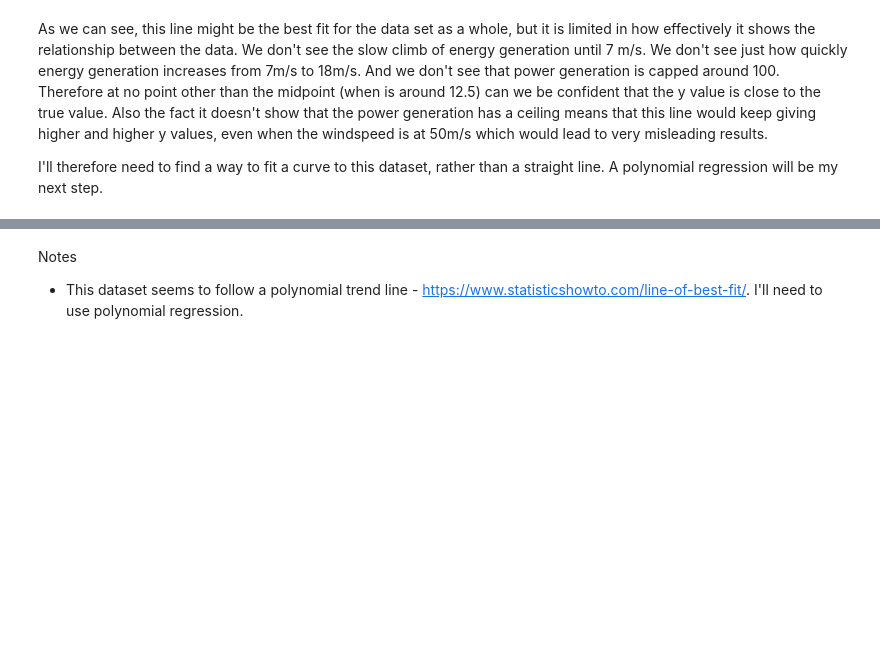
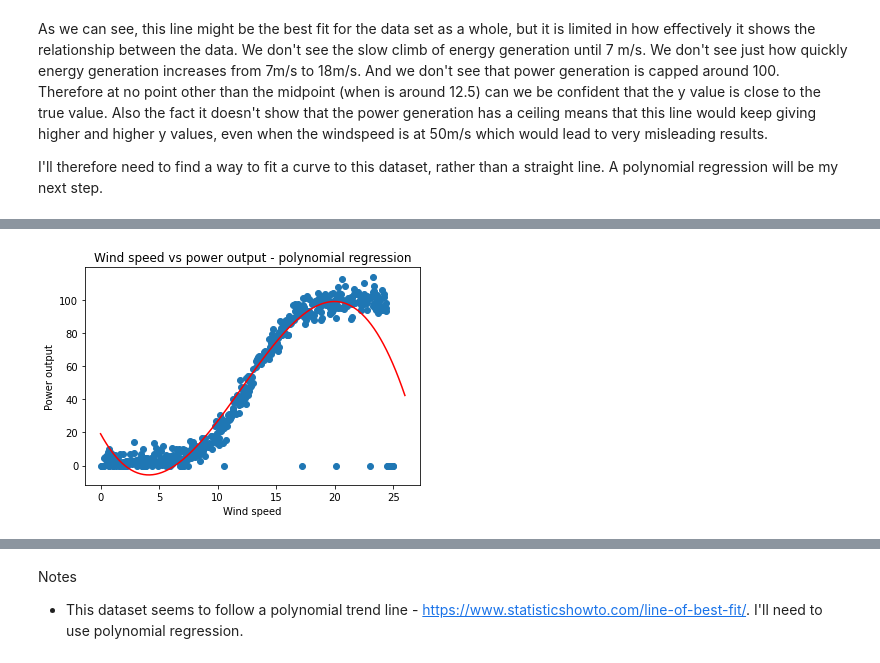
Before and after one commit to OtherBrian/fda-regression_project, a Jupyter notebook: Regression Project.ipynb, the cells around one changed output, grey strips where cells are left out. Cells and saved outputs as stored; diff of their text form; code cells hidden in the pictures; blank space fills up the shorter version.

Commit message:
Fitted an initial polynomial regression.

```diff
--- a/Untitled.ipynb
+++ b/Regression Project.ipynb
@@ -143,0 +136,13 @@ array([ -0.05241927,   1.89485751, -12.94285866,  19.20130246])
+# %%
+#https://pythonbasics.org/polynomial-regression-in-python/
+poly_fit = np.poly1d(np.polyfit(x,y, 3))
+
+xx = np.linspace(0, 26, 100)
+plt.plot(xx, poly_fit(xx), c='r', linestyle='-')
+plt.title('Wind speed vs power output - polynomial regression')
+plt.xlabel('Wind speed')
+plt.ylabel('Power output')
+plt.scatter(x, y)
+plt.show()
+# %% [output]
+[figure, added]
```
Also changed, not shown: parts of 6 cells of this notebook.
